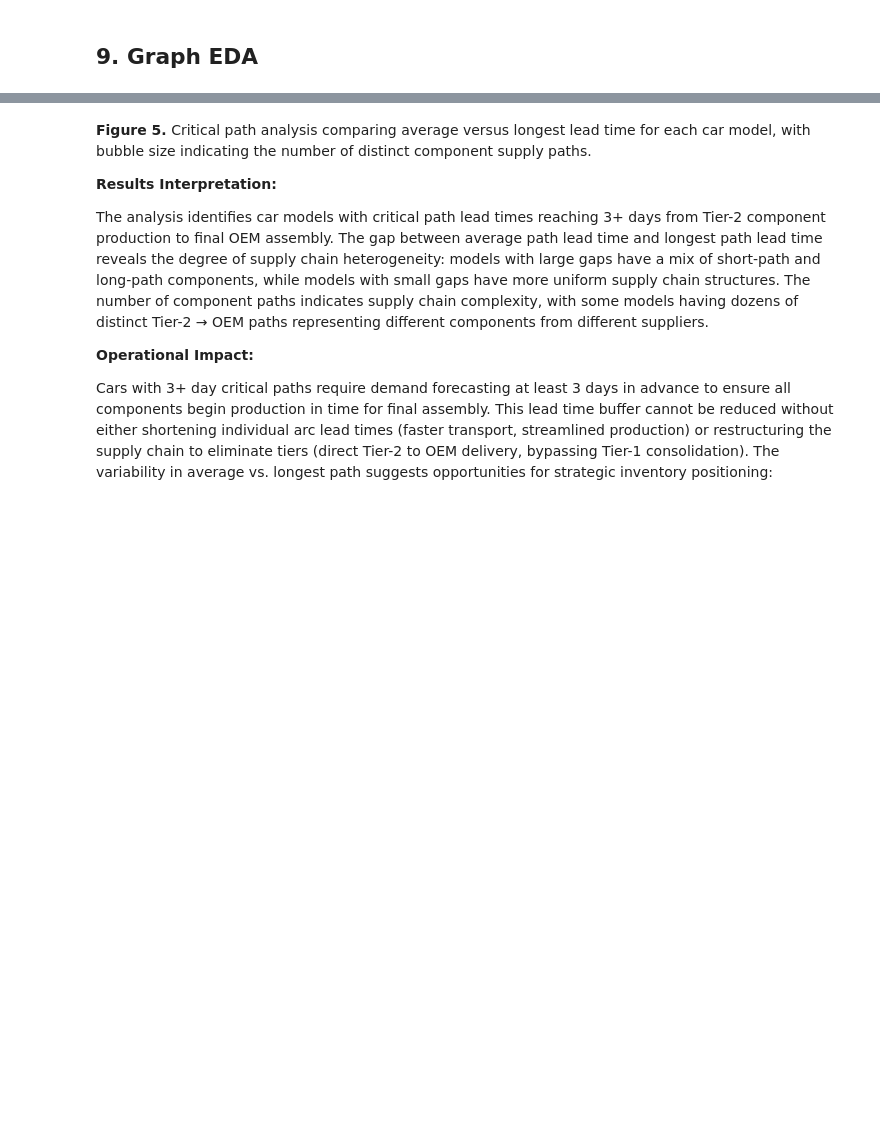
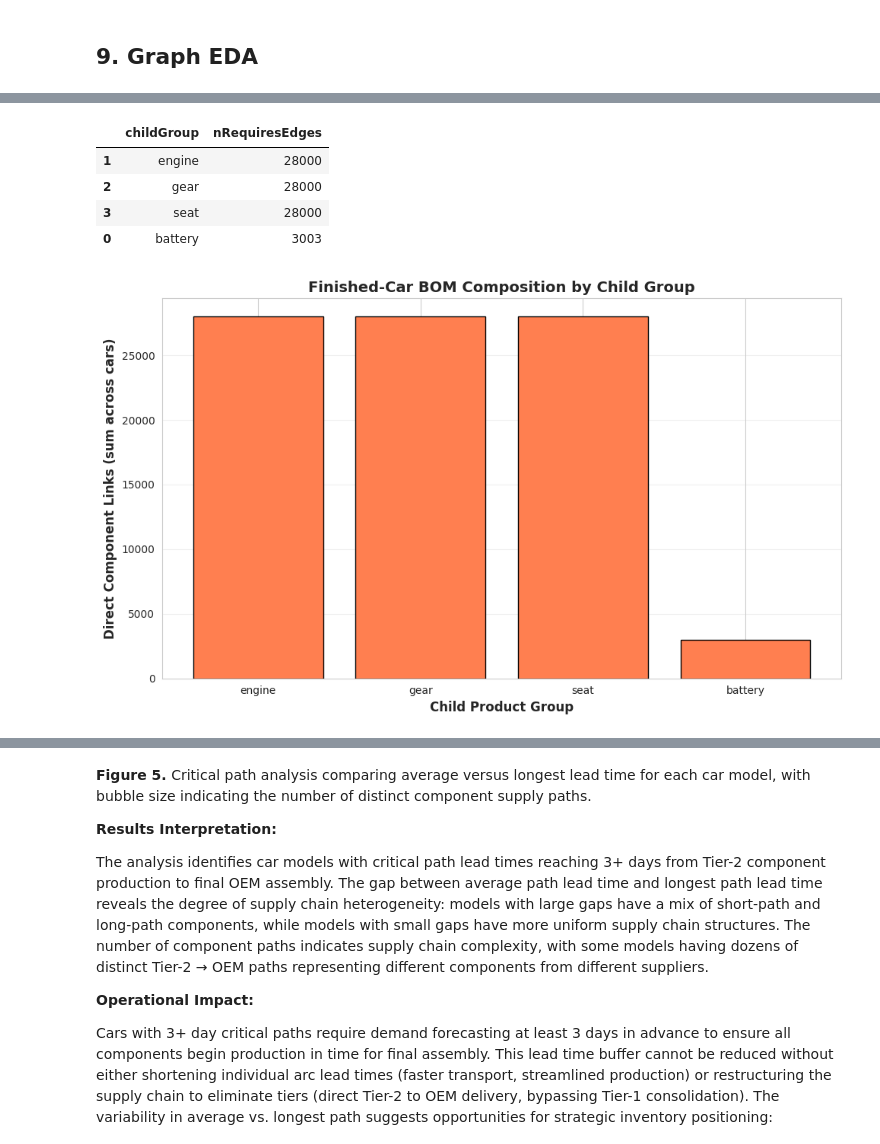
Before and after one commit to PeterMangoro/neo4j, a Jupyter notebook: finalProject/AutomotiveSupplyChain_Merged_Submission.ipynb, the cells around one changed output, grey strips where cells are left out. Drawn from its saved outputs; the diff is of its cells as text; code cells hidden in the pictures; blank space fills up the shorter version.

```diff
--- a/finalProject/AutomotiveSupplyChain_Merged_Submission.ipynb
+++ b/finalProject/AutomotiveSupplyChain_Merged_Submission.ipynb
@@ -2624,0 +850,45 @@ display(analytical1)
+# %%
+eda_4_cypher = """
+MATCH (car:Product)-[:BELONGS_TO]->(:ProductGroup {groupName: 'car'})
+MATCH (car)-[rq:REQUIRES]->(child:Product)-[:BELONGS_TO]->(g:ProductGroup)
+WITH car.productId AS carID,
+     g.groupName AS childGroup,
+     count(rq) AS directComponents
+RETURN carID, childGroup, directComponents
+ORDER BY carID, directComponents DESC
+"""
+
+eda4 = run_query(eda_4_cypher)
+
+if not eda4.empty:
+    eda4_summary = (
+        eda4.groupby("childGroup", as_index=False)["directComponents"]
+        .sum()
+        .rename(columns={"directComponents": "nRequiresEdges"})
+        .sort_values("nRequiresEdges", ascending=False)
+    )
+
+    display(eda4_summary)
+
+    import matplotlib.pyplot as plt
+
+    plt.figure(figsize=(10, 6))
+    plt.bar(
+        eda4_summary["childGroup"],
+        eda4_summary["nRequiresEdges"],
+        color="coral",
+        edgecolor="black",
+    )
+    plt.xlabel("Child Product Group", fontsize=12, fontweight="bold")
+    plt.ylabel("Direct Component Links (sum across cars)", fontsize=12, fontweight="bold")
+    plt.title("Finished-Car BOM Composition by Child Group", fontsize=14, fontweight="bold")
+    plt.grid(axis="y", alpha=0.3)
+    plt.tight_layout()
+    plt.show()
+# %% [output]
+|  | childGroup | nRequiresEdges |
+| 1 | engine | 28000 |
+| 2 | gear | 28000 |
+| 3 | seat | 28000 |
+| 0 | battery | 3003 |
+[figure, added]
```
Also changed, not shown: parts of 94 cells of this notebook.
